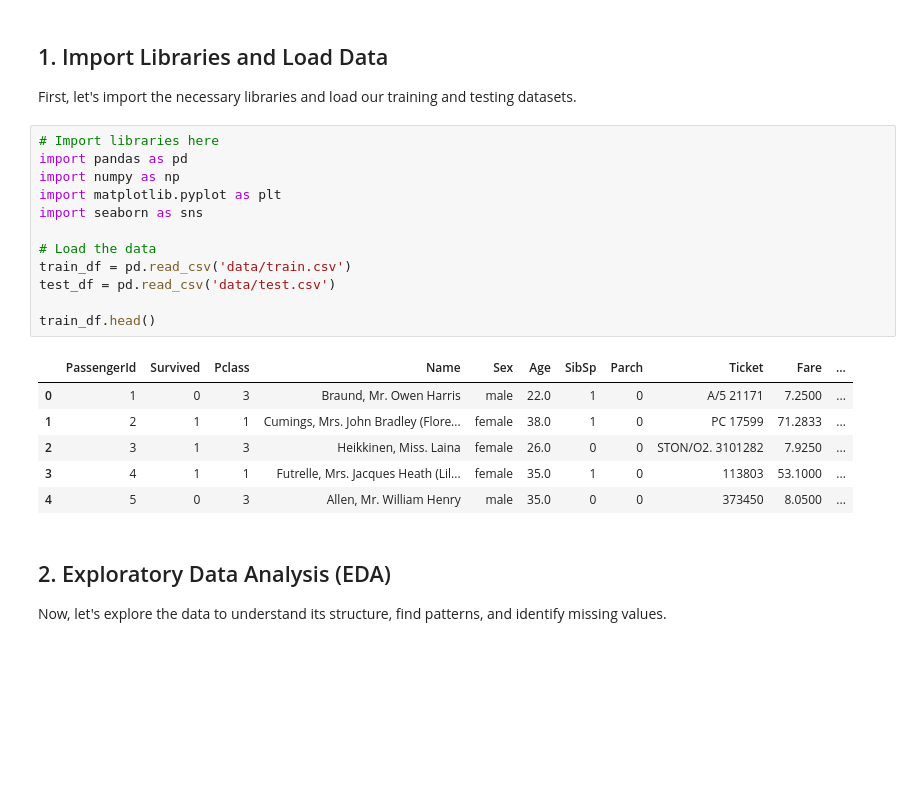
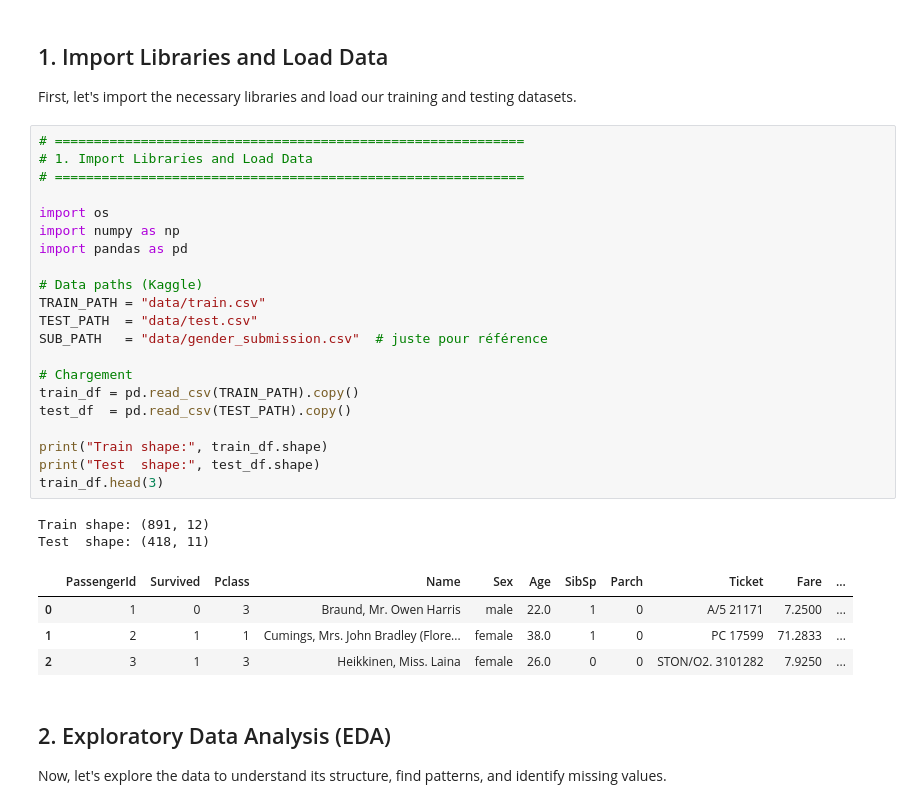
Before and after one commit to loanper/GROUPE6, a Jupyter notebook: titanic_analysis_thomas.ipynb, the cells around one changed output. Cells and saved outputs as stored; diff of their text form; blank space fills up the shorter version.

```diff
--- a/titanic_analysis_thomas.ipynb
+++ b/titanic_analysis_thomas.ipynb
@@ -4,25 +4,34 @@
 ## 1. Import Libraries and Load Data
 
 First, let's import the necessary libraries and load our training and testing datasets.
-# %%
-# Import libraries here
-import pandas as pd
-import numpy as np
-import matplotlib.pyplot as plt
-import seaborn as sns
-
-# Load the data
-train_df = pd.read_csv('data/train.csv')
-test_df = pd.read_csv('data/test.csv')
-
-train_df.head()
-# %% [output]
-|  | PassengerId | Survived | Pclass | Name | Sex | Age | SibSp | Parch | Ticket | Fare | ... |
-| 0 | 1 | 0 | 3 | Braund, Mr. Owen Harris | male | 22.0 | 1 | 0 | A/5 21171 | 7.2500 | ... |
-| 1 | 2 | 1 | 1 | Cumings, Mrs. John Bradley (Flore... | female | 38.0 | 1 | 0 | PC 17599 | 71.2833 | ... |
-| 2 | 3 | 1 | 3 | Heikkinen, Miss. Laina | female | 26.0 | 0 | 0 | STON/O2. 3101282 | 7.9250 | ... |
-| 3 | 4 | 1 | 1 | Futrelle, Mrs. Jacques Heath (Lil... | female | 35.0 | 1 | 0 | 113803 | 53.1000 | ... |
-| 4 | 5 | 0 | 3 | Allen, Mr. William Henry | male | 35.0 | 0 | 0 | 373450 | 8.0500 | ... |
+# %%
+# ============================================================
+# 1. Import Libraries and Load Data
+# ============================================================
+
+import os
+import numpy as np
+import pandas as pd
+
+# Data paths (Kaggle)
+TRAIN_PATH = "data/train.csv"
+TEST_PATH  = "data/test.csv"
+SUB_PATH   = "data/gender_submission.csv"  # juste pour référence
+
+# Chargement
+train_df = pd.read_csv(TRAIN_PATH).copy()
+test_df  = pd.read_csv(TEST_PATH).copy()
+
+print("Train shape:", train_df.shape)
+print("Test  shape:", test_df.shape)
+train_df.head(3)
+# %% [output]
+Train shape: (891, 12)
+Test  shape: (418, 11)
+|  | PassengerId | Survived | Pclass | Name | Sex | Age | SibSp | Parch | Ticket | Fare | ... |
+| 0 | 1 | 0 | 3 | Braund, Mr. Owen Harris | male | 22.0 | 1 | 0 | A/5 21171 | 7.2500 | ... |
+| 1 | 2 | 1 | 1 | Cumings, Mrs. John Bradley (Flore... | female | 38.0 | 1 | 0 | PC 17599 | 71.2833 | ... |
+| 2 | 3 | 1 | 3 | Heikkinen, Miss. Laina | female | 26.0 | 0 | 0 | STON/O2. 3101282 | 7.9250 | ... |
 # %% [markdown]
 ## 2. Exploratory Data Analysis (EDA)
 
```
Also changed, not shown: parts of 8 cells of this notebook, 1 other file.
